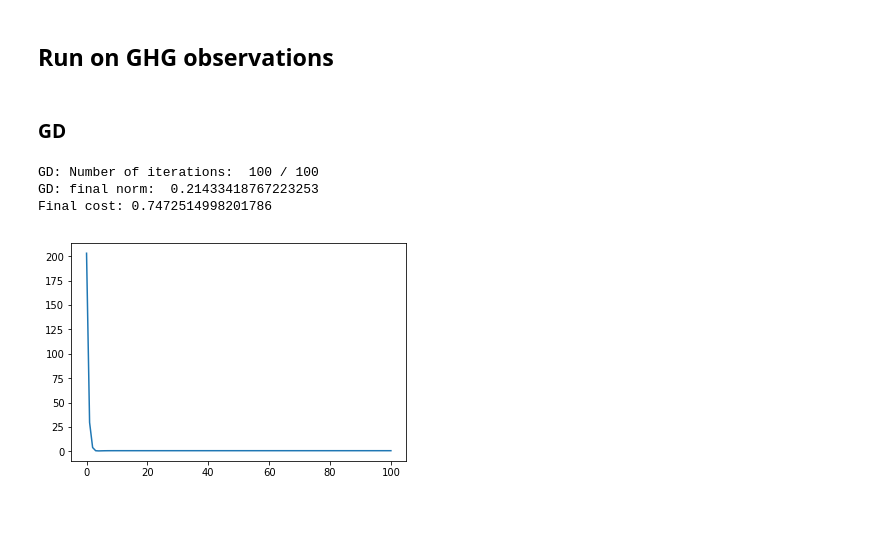
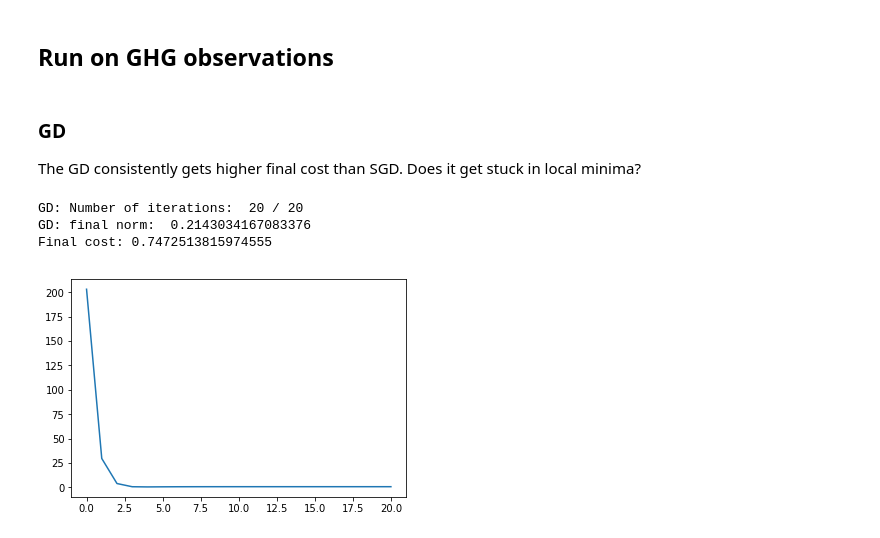
Before and after one commit to hellkvist/EP3260-MLoNs-2020-MH, a Jupyter notebook: Computer-Assignments/CA-G2-3.ipynb, the cells around one changed output. Drawn from its saved outputs; the diff is of its cells as text; code cells hidden in the pictures.

```diff
--- a/Computer-Assignments/CA-G2-3.ipynb
+++ b/Computer-Assignments/CA-G2-3.ipynb
@@ -279,5 +323,8 @@ def cost(X, Y, network):
 # %%
-def solver(X, Y, X_test, Y_test, network, alpha, num_iters, lambda_, epsilon, optimizer = "GD", mem=False, return_cost=False, verbose=True):
+def solver(X, Y, X_test, Y_test, network, alpha, num_iters, lambda_, epsilon, optimizer = "GD", mini_batch = 100, mem=False, return_cost=False, verbose=True, seed=-1):
+    if seed != -1:
+        np.random.seed(seed)
+
     stop_flag = 1
 
     cost_ = np.zeros(num_iters+1)
@@ -308,9 +355,14 @@ def solver(X, Y, X_test, Y_test, network, alpha, num_iters, lambda_, epsilon, op
         N, d = X.shape
         assert Y.shape == (N,1)
         for i in range(num_iters):
-            i_ = int(N*np.random.rand(1))
-            x_ = X[[i_], :]
-            y_ = Y[[i_], :]
+            i_ = np.int32(N*np.random.rand(mini_batch))
+#             set_trace()
+            x_ = X[i_, :]
+            y_ = Y[i_, :]
+
+#             if (mini_batch != 1):
+#                 x_ = x_.squeeze()
+#                 y_ = y_.reshape(mini_batch, 1)
 
             G_ = nn_backward_prop(network, x_, y_) # compute the exact gradient wrt w, given x and y
             for k, g in enumerate(G_):
@@ -428,23 +480,26 @@ d_hidden = 2*d # number of neuron in each hidden layer
 # plt.hist(Y_train)
 # plt.figure()
 # plt.hist(Y_test)
-# %% [markdown]
-### GD
+# %% [markdown]
+### GD
+The GD consistently gets higher final cost than SGD.
+Does it get stuck in local minima?
 # %%
+# run GD
 np.set_printoptions(precision=None)
 network_init = initialize_network(d, n_hidden_layers, d_hidden, seed=0)
 alpha = 1e-5
-num_iters = 100
+num_iters = 20
 lambda_ = 0
 epsilon = 0
 cost_GD = solver(X_train, Y_train, X_test, Y_test, network_init, alpha, num_iters, lambda_, epsilon, optimizer = "GD", mem=False, return_cost=True, verbose=True)
 plt.plot(cost_GD)
 ax = plt.gca()
 ax.get_yaxis().get_major_formatter().set_useOffset(False)
 print("Final cost:", cost_GD[-1])
 # %% [output]
-GD: Number of iterations:  100 / 100
-GD: final norm:  0.21433418767223253
-Final cost: 0.7472514998201786
+GD: Number of iterations:  20 / 20
+GD: final norm:  0.2143034167083376
+Final cost: 0.7472513815974555
-[figure, old version]
+[figure, new version]
 # %%
```
Also changed, not shown: parts of 10 cells of this notebook.
